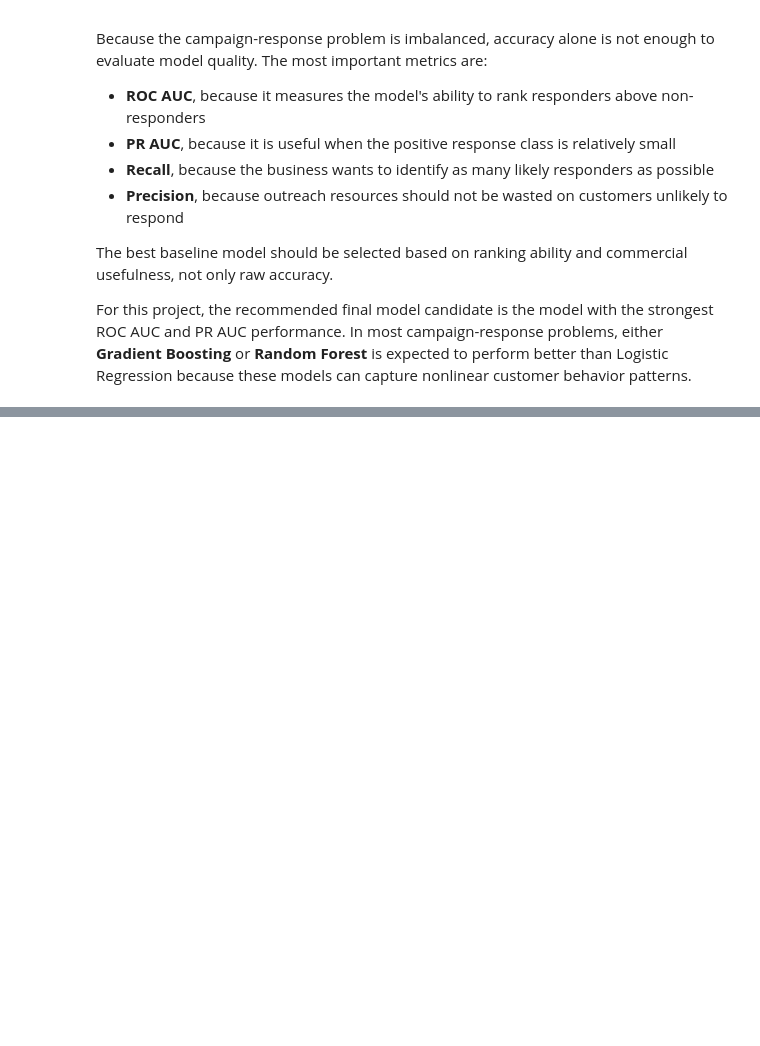
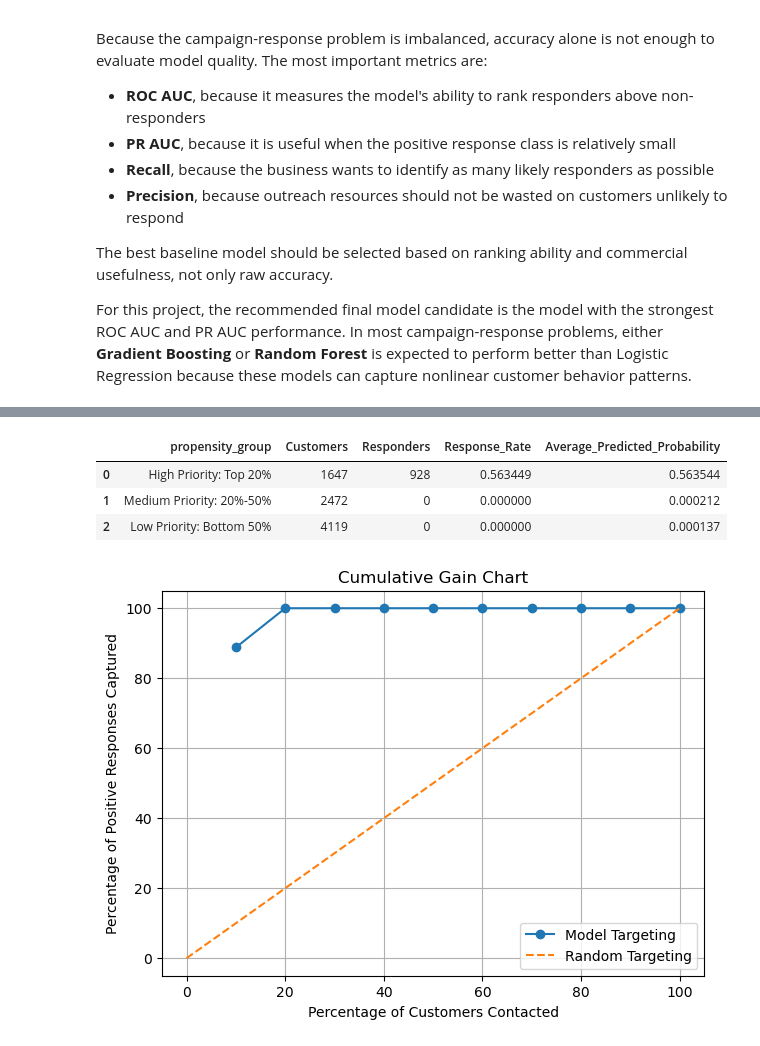
Before and after one commit to Nejatbakhsh-y/commercial-campaign-response-prioritization, a Jupyter notebook: notebooks/02_baseline_modeling.ipynb, the cells around one changed output, grey strips where cells are left out. Drawn from its saved outputs; the diff is of its cells as text; code cells hidden in the pictures; blank space fills up the shorter version.

```diff
--- a/notebooks/02_baseline_modeling.ipynb
+++ b/notebooks/02_baseline_modeling.ipynb
@@ -411,0 +848,36 @@ Customer response scores saved to: c:\Users\nejat\OneDrive\Desktop\UN\Skills\Git
+# %%
+#Cell 9: Response rate by propensity group
+propensity_group_df
+# %% [output]
+|  | propensity_group | Customers | Responders | Response_Rate | Average_Predicted_Probability |
+| 0 | High Priority: Top 20% | 1647 | 928 | 0.563449 | 0.563544 |
+| 1 | Medium Priority: 20%-50% | 2472 | 0 | 0.000000 | 0.000212 |
+| 2 | Low Priority: Bottom 50% | 4119 | 0 | 0.000000 | 0.000137 |
+# %%
+#Cell 10: Cumulative gain chart
+plt.figure(figsize=(7, 5))
+
+plt.plot(
+    cumulative_gain_df["Customer_Percentage"] * 100,
+    cumulative_gain_df["Captured_Responder_Percentage"] * 100,
+    marker="o",
+    label="Model Targeting"
+)
+
+plt.plot(
+    [0, 100],
+    [0, 100],
+    linestyle="--",
+    label="Random Targeting"
+)
+
+plt.xlabel("Percentage of Customers Contacted")
+plt.ylabel("Percentage of Positive Responses Captured")
+plt.title("Cumulative Gain Chart")
+plt.legend()
+plt.grid(True)
+
+plt.savefig("reports/figures/cumulative_gain_chart.png", dpi=300, bbox_inches="tight")
+plt.show()
+# %% [output]
+[figure, added]
```
Also changed, not shown: parts of 20 cells of this notebook, 1 other file.
